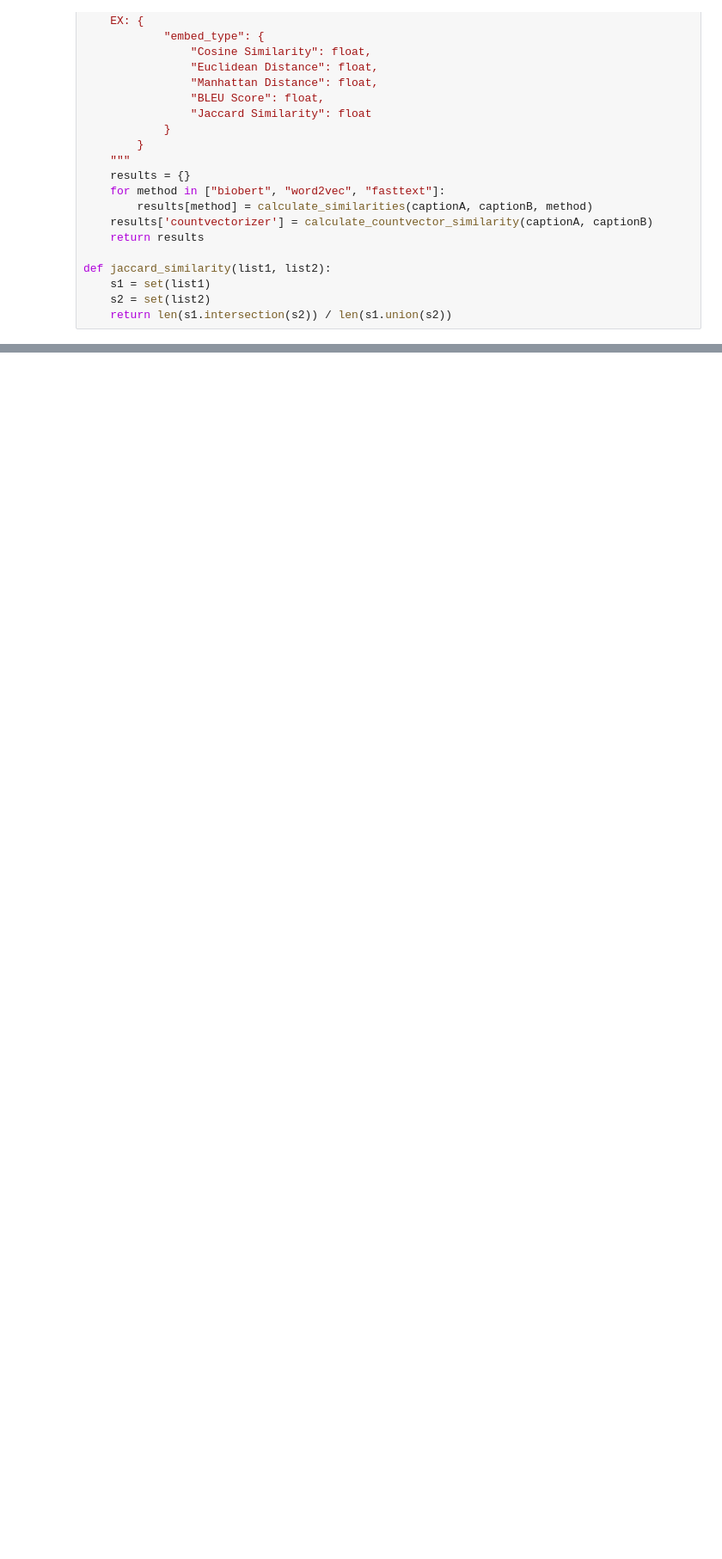
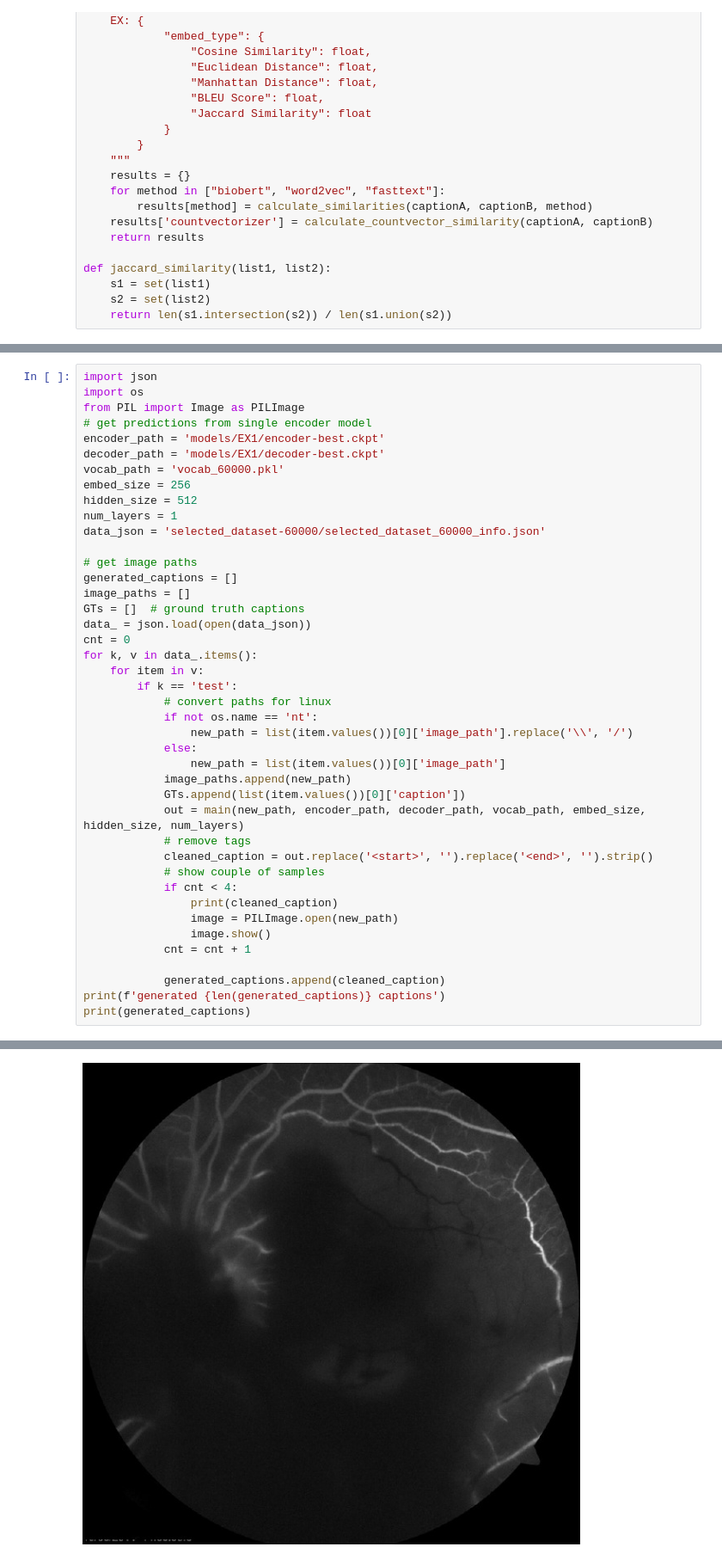
Before and after one commit to tharindu326/image-captioning, a Jupyter notebook: similarity.ipynb, the cells around one changed output, grey strips where cells are left out. Shown at 86% size. Saved outputs shown, nothing was run; the diff lists cells and outputs as text; blank space fills up the shorter version.

Commit message:
updated the results with single encoder, added evaluation metrices

```diff
--- a/similarity.ipynb
+++ b/similarity.ipynb
@@ -364,3 +532,46 @@ print(results)
 Generated_caption within within within within within within within within within
 GT_caption coronal ct scan taken two years shows enlarged kidneys filled with numerous cysts and occupying the abdominal and pelvic . note that there are only a few cysts in the liver .
 {'biobert': {'Cosine Similarity': 0.737587, 'Euclidean Distance': 9.570383071899414, 'Manhattan Distance': 209.31915, 'BLEU Score': 0, 'Jaccard Similarity': 0.0}, 'word2vec': {'Cosine Similarity': 0.2 ...
+# %%
+import json
+import os
+from PIL import Image as PILImage
+# get predictions from single encoder model
+encoder_path = 'models/EX1/encoder-best.ckpt'
+decoder_path = 'models/EX1/decoder-best.ckpt'
+vocab_path = 'vocab_60000.pkl'
+embed_size = 256
+hidden_size = 512
+num_layers = 1
+data_json = 'selected_dataset-60000/selected_dataset_60000_info.json'
+
+# get image paths
+generated_captions = []
+image_paths = []
+GTs = []  # ground truth captions
+data_ = json.load(open(data_json))
+cnt = 0
+for k, v in data_.items():
+    for item in v:
+        if k == 'test':
+            # convert paths for linux
+            if not os.name == 'nt':
+                new_path = list(item.values())[0]['image_path'].replace('\\', '/')
+            else:
+                new_path = list(item.values())[0]['image_path']
+            image_paths.append(new_path)
+            GTs.append(list(item.values())[0]['caption'])
+            out = main(new_path, encoder_path, decoder_path, vocab_path, embed_size, hidden_size, num_layers)
+            # remove tags
+            cleaned_caption = out.replace('<start>', '').replace('<end>', '').strip()
+            # show couple of samples
+            if cnt < 4:
+                print(cleaned_caption)
+                image = PILImage.open(new_path)
+                image.show()
+            cnt = cnt + 1
+
+            generated_captions.append(cleaned_caption)
+print(f'generated {len(generated_captions)} captions')
+print(generated_captions)
+# %% [output]
@@ -366,0 +579 @@ GT_caption coronal ct scan taken two years shows enlarged kidneys filled with nu
+[figure, added]
```
Also changed, not shown: parts of 10 cells of this notebook.
